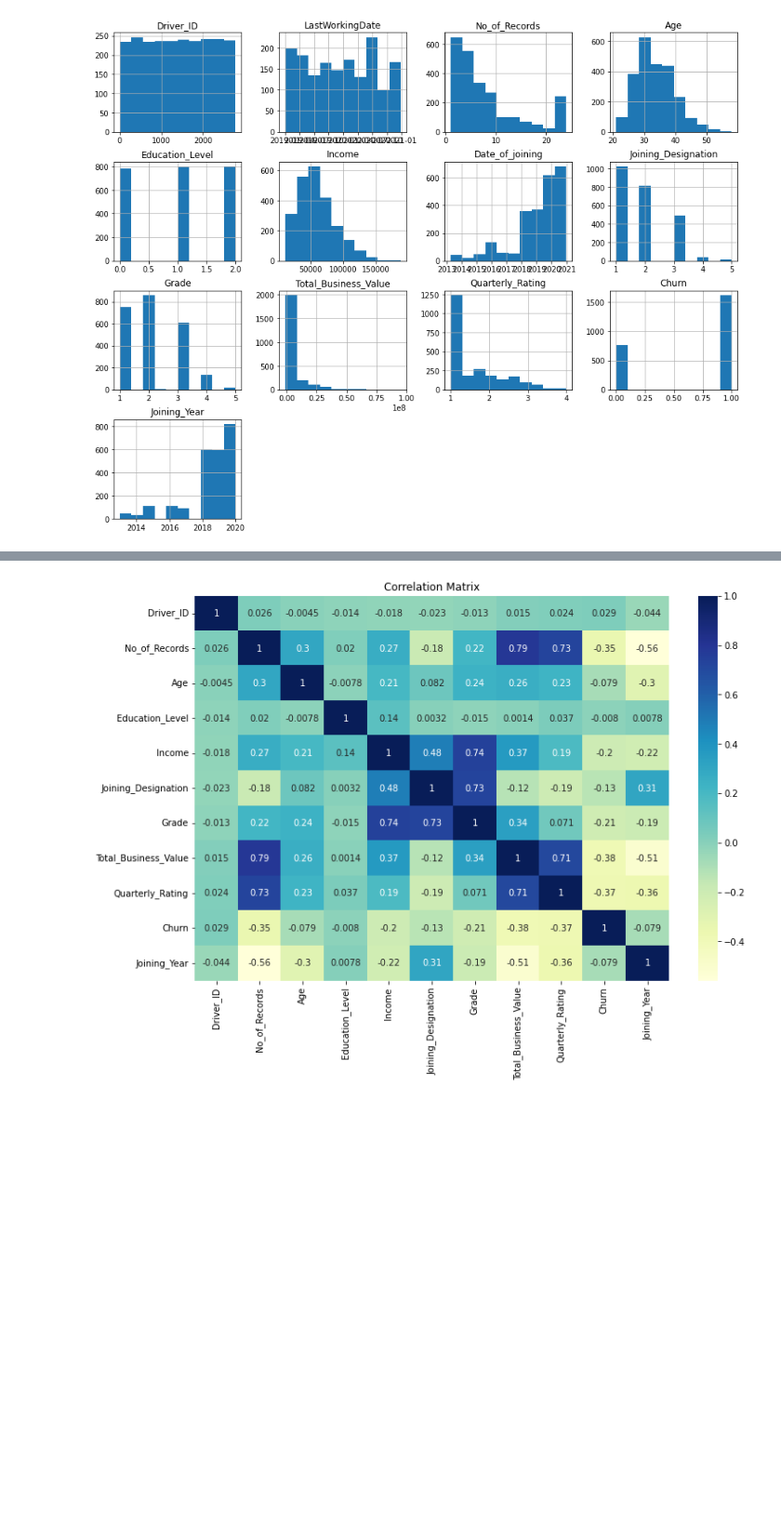
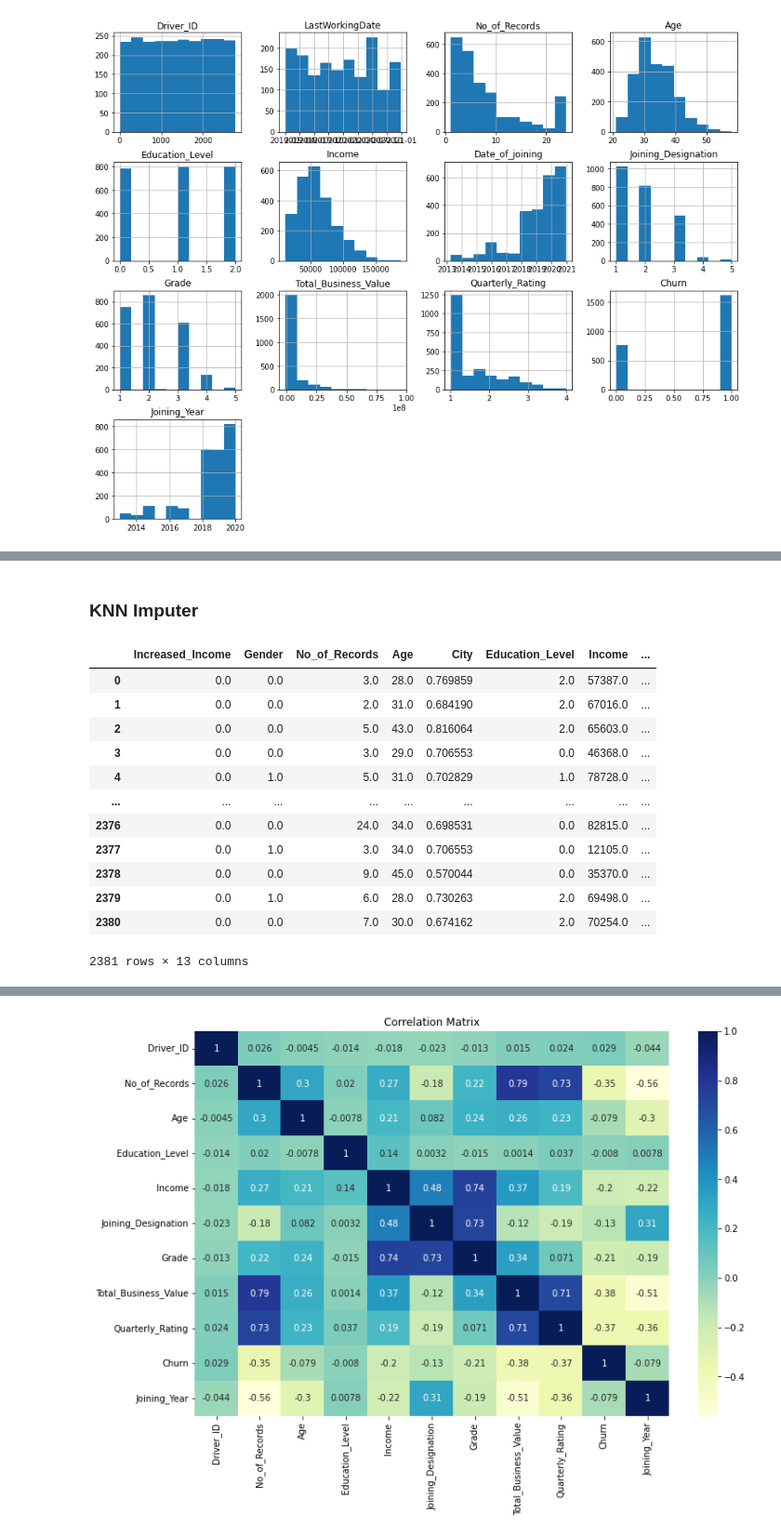
Before and after one commit to pkmariya/Scaler01, a Jupyter notebook: OLA_CaseStudy_Mariya_DSMLJune2022.ipynb, the cells around one changed output, grey strips where cells are left out. Shown at 93% size. Drawn from its saved outputs; the diff is of its cells as text; code cells hidden in the pictures; blank space fills up the shorter version.

```diff
--- a/OLA_CaseStudy_Mariya_DSMLJune2022.ipynb
+++ b/OLA_CaseStudy_Mariya_DSMLJune2022.ipynb
@@ -531,0 +571,5 @@ plt.show()
+# %%
+X = Mdata.drop(['Churn'], axis=1)
+y = Mdata['Churn']
+# %% [markdown]
+### KNN Imputer
@@ -531,0 +578,20 @@ plt.show()
+# %%
+imputer = KNNImputer(n_neighbors=5)
+# %%
+X = pd.DataFrame(imputer.fit_transform(X), columns=X.columns)
+# %%
+X
+# %% [output]
+|  | Increased_Income | Gender | No_of_Records | Age | City | Education_Level | Income | ... |
+| 0 | 0.0 | 0.0 | 3.0 | 28.0 | 0.769859 | 2.0 | 57387.0 | ... |
+| 1 | 0.0 | 0.0 | 2.0 | 31.0 | 0.684190 | 2.0 | 67016.0 | ... |
+| 2 | 0.0 | 0.0 | 5.0 | 43.0 | 0.816064 | 2.0 | 65603.0 | ... |
+| 3 | 0.0 | 0.0 | 3.0 | 29.0 | 0.706553 | 0.0 | 46368.0 | ... |
+| 4 | 0.0 | 1.0 | 5.0 | 31.0 | 0.702829 | 1.0 | 78728.0 | ... |
+| ... | ... | ... | ... | ... | ... | ... | ... | ... |
+| 2376 | 0.0 | 0.0 | 24.0 | 34.0 | 0.698531 | 0.0 | 82815.0 | ... |
+| 2377 | 0.0 | 1.0 | 3.0 | 34.0 | 0.706553 | 0.0 | 12105.0 | ... |
+| 2378 | 0.0 | 0.0 | 9.0 | 45.0 | 0.570044 | 0.0 | 35370.0 | ... |
+| 2379 | 0.0 | 1.0 | 6.0 | 28.0 | 0.730263 | 2.0 | 69498.0 | ... |
+| 2380 | 0.0 | 0.0 | 7.0 | 30.0 | 0.674162 | 2.0 | 70254.0 | ... |
+2381 rows × 13 columns
```
Also changed, not shown: parts of 31 cells of this notebook.
